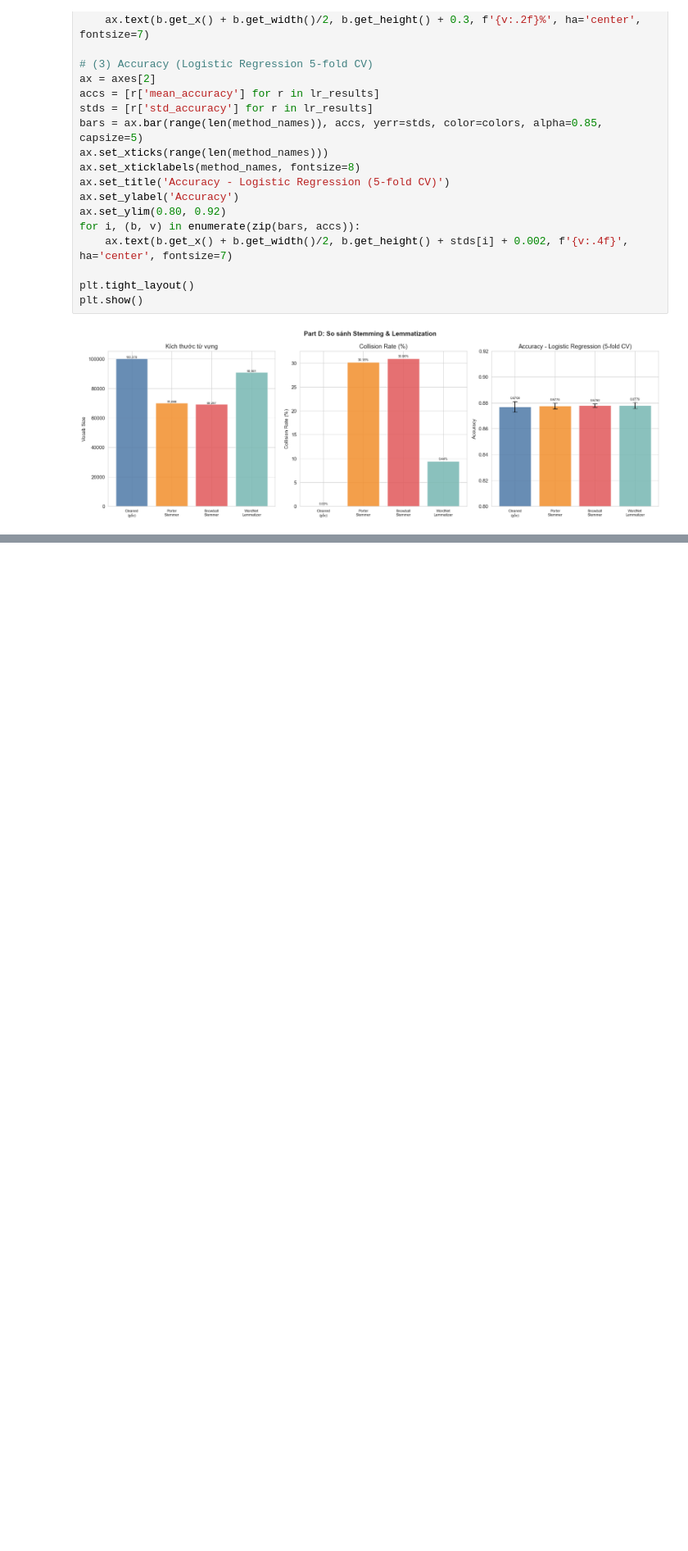
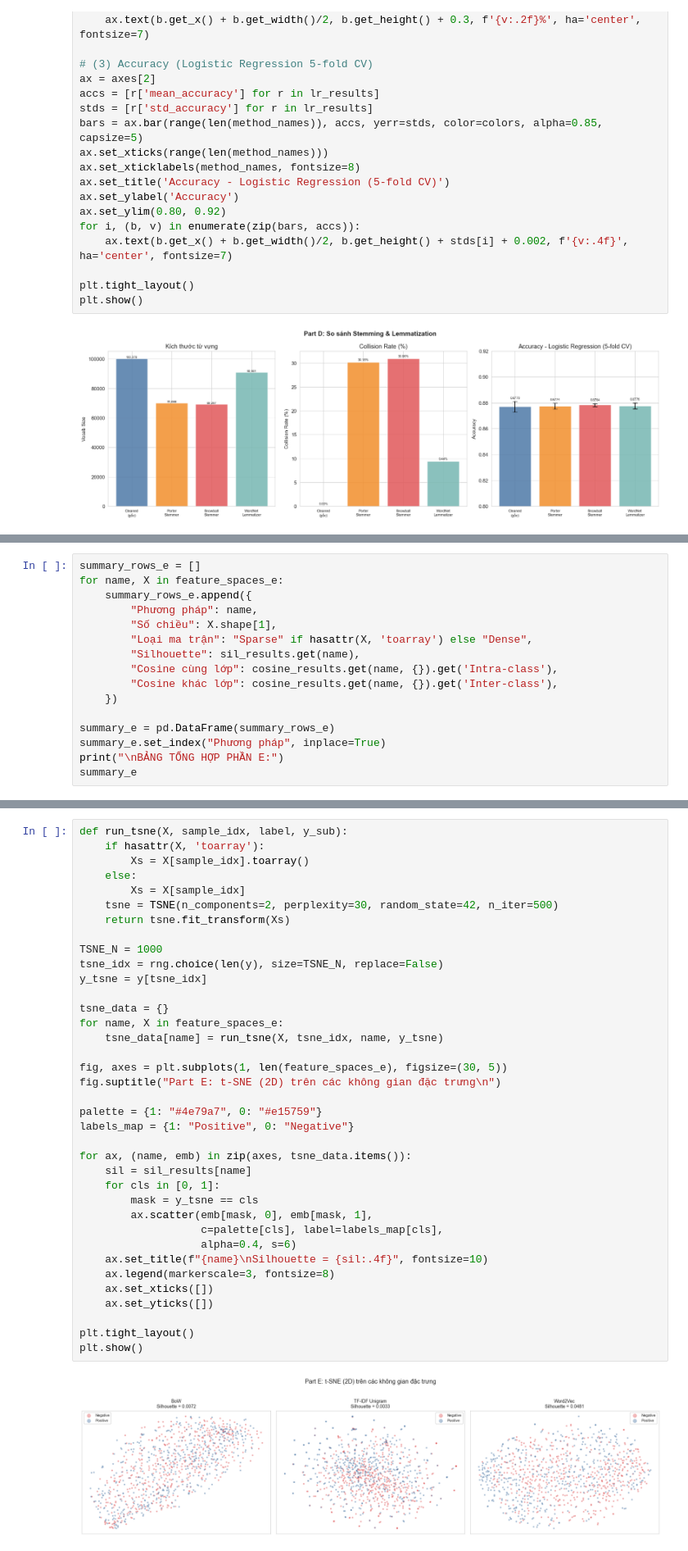
Before and after one commit to quanpro147/HCMUS-DataMining-Prj1, a Jupyter notebook: notebooks/06_preprocessing_text.ipynb, the cells around one changed output, grey strips where cells are left out. Shown at 82% size. Cells and saved outputs as stored; diff of their text form; blank space fills up the shorter version.

Commit message:
complate image & text

```diff
--- a/notebooks/06_preprocessing_text.ipynb
+++ b/notebooks/06_preprocessing_text.ipynb
@@ -1144,0 +1318,16 @@ Việc chuẩn hóa từ loại đem lại lợi ích kép cho mô hình phân l
+# %%
+summary_rows_e = []
+for name, X in feature_spaces_e:
+    summary_rows_e.append({
+        "Phương pháp": name,
+        "Số chiều": X.shape[1],
+        "Loại ma trận": "Sparse" if hasattr(X, 'toarray') else "Dense",
+        "Silhouette": sil_results.get(name),
+        "Cosine cùng lớp": cosine_results.get(name, {}).get('Intra-class'),
+        "Cosine khác lớp": cosine_results.get(name, {}).get('Inter-class'),
+    })
+
+summary_e = pd.DataFrame(summary_rows_e)
+summary_e.set_index("Phương pháp", inplace=True)
+print("\nBẢNG TỔNG HỢP PHẦN E:")
+summary_e
@@ -1144,0 +1345,39 @@ Việc chuẩn hóa từ loại đem lại lợi ích kép cho mô hình phân l
+# %%
+def run_tsne(X, sample_idx, label, y_sub):
+    if hasattr(X, 'toarray'):
+        Xs = X[sample_idx].toarray()
+    else:
+        Xs = X[sample_idx]
+    tsne = TSNE(n_components=2, perplexity=30, random_state=42, n_iter=500)
+    return tsne.fit_transform(Xs)
+
+TSNE_N = 1000
+tsne_idx = rng.choice(len(y), size=TSNE_N, replace=False)
+y_tsne = y[tsne_idx]
+
+tsne_data = {}
+for name, X in feature_spaces_e:
+    tsne_data[name] = run_tsne(X, tsne_idx, name, y_tsne)
+
+fig, axes = plt.subplots(1, len(feature_spaces_e), figsize=(30, 5))
+fig.suptitle("Part E: t-SNE (2D) trên các không gian đặc trưng\n")
+
+palette = {1: "#4e79a7", 0: "#e15759"}
+labels_map = {1: "Positive", 0: "Negative"}
+
+for ax, (name, emb) in zip(axes, tsne_data.items()):
+    sil = sil_results[name]
+    for cls in [0, 1]:
+        mask = y_tsne == cls
+        ax.scatter(emb[mask, 0], emb[mask, 1],
+                   c=palette[cls], label=labels_map[cls],
+                   alpha=0.4, s=6)
+    ax.set_title(f"{name}\nSilhouette = {sil:.4f}", fontsize=10)
+    ax.legend(markerscale=3, fontsize=8)
+    ax.set_xticks([])
+    ax.set_yticks([])
+
+plt.tight_layout()
+plt.show()
+# %% [output]
+[figure, added]
```
Also changed, not shown: parts of 39 cells of this notebook, 2 other files.
